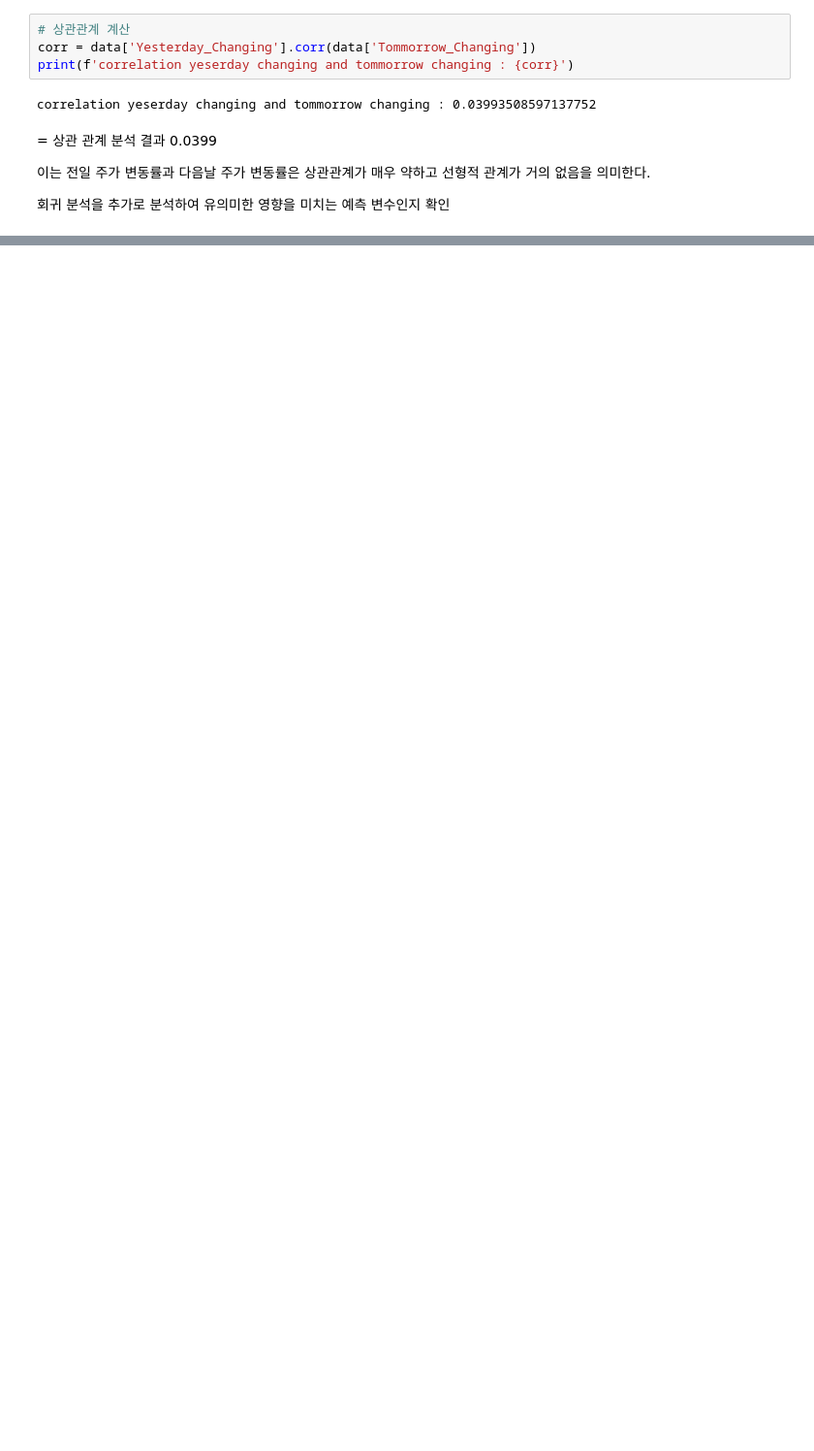
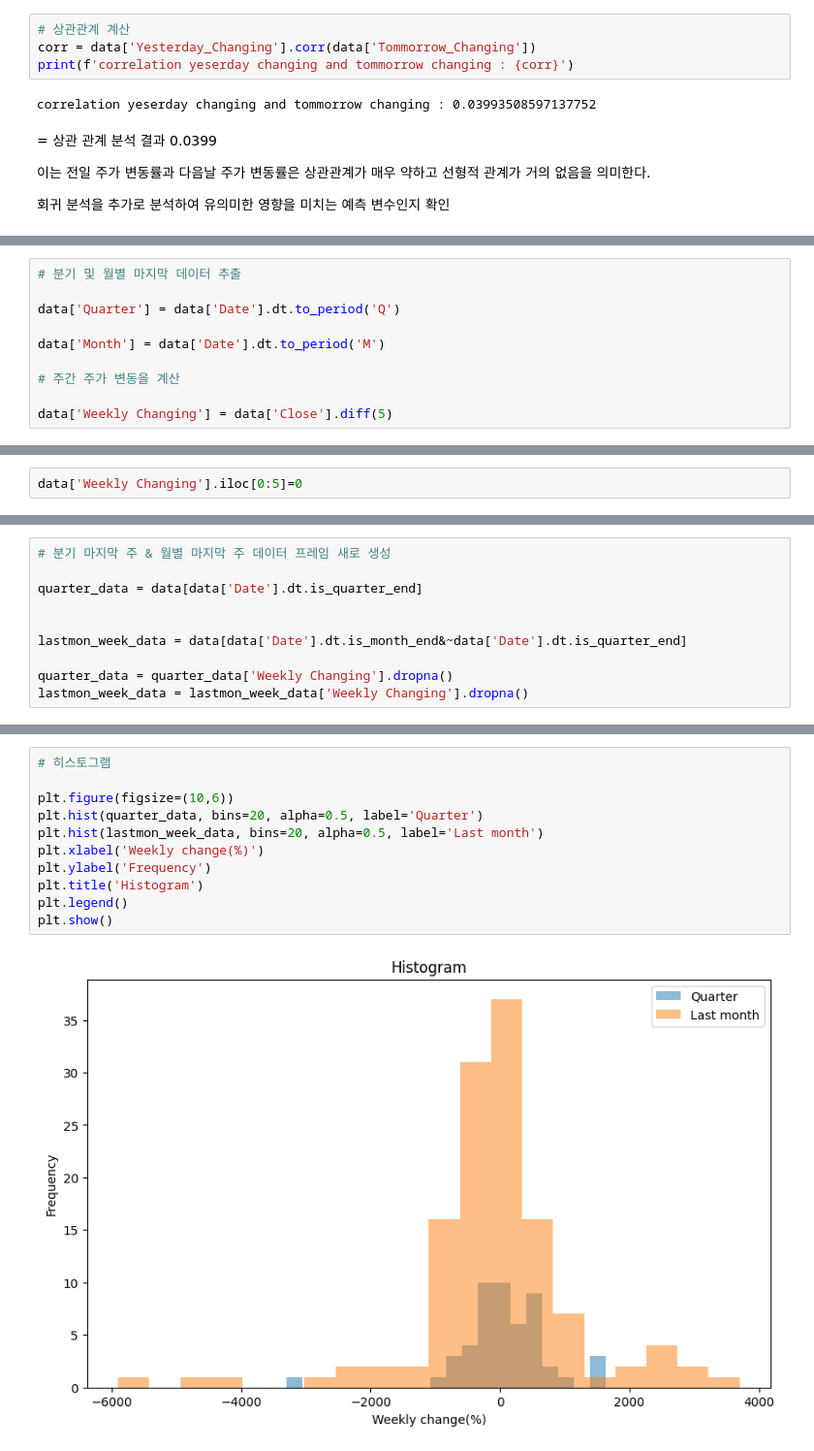
Before and after one commit to jangsihyeon/Death-Coding-Club-Repository, a Jupyter notebook: SIHYEONJANG/Samsung_DA.ipynb, the cells around one changed output, grey strips where cells are left out. Shown at 97% size. Saved outputs shown, nothing was run; the diff lists cells and outputs as text; blank space fills up the shorter version.

```diff
--- a/SIHYEONJANG/Samsung_DA.ipynb
+++ b/SIHYEONJANG/Samsung_DA.ipynb
@@ -373,0 +378,10 @@ r2 스코어는 약 0.0044로 매우 낮은 값으로 회귀 모델이 데이터
+# %%
+# 분기 및 월별 마지막 데이터 추출
+
+data['Quarter'] = data['Date'].dt.to_period('Q')
+
+data['Month'] = data['Date'].dt.to_period('M')
+
+# 주간 주가 변동을 계산
+
+data['Weekly Changing'] = data['Close'].diff(5)
@@ -373,0 +400,2 @@ r2 스코어는 약 0.0044로 매우 낮은 값으로 회귀 모델이 데이터
+# %%
+data['Weekly Changing'].iloc[0:5]=0
@@ -373,0 +412,10 @@ r2 스코어는 약 0.0044로 매우 낮은 값으로 회귀 모델이 데이터
+# %%
+# 분기 마지막 주 & 월별 마지막 주 데이터 프레임 새로 생성
+
+quarter_data = data[data['Date'].dt.is_quarter_end]
+
+
+lastmon_week_data = data[data['Date'].dt.is_month_end&~data['Date'].dt.is_quarter_end]
+
+quarter_data = quarter_data['Weekly Changing'].dropna()
+lastmon_week_data = lastmon_week_data['Weekly Changing'].dropna()
@@ -373,0 +441,13 @@ r2 스코어는 약 0.0044로 매우 낮은 값으로 회귀 모델이 데이터
+# %%
+# 히스토그램
+
+plt.figure(figsize=(10,6))
+plt.hist(quarter_data, bins=20, alpha=0.5, label='Quarter')
+plt.hist(lastmon_week_data, bins=20, alpha=0.5, label='Last month')
+plt.xlabel('Weekly change(%)')
+plt.ylabel('Frequency')
+plt.title('Histogram')
+plt.legend()
+plt.show()
+# %% [output]
+[figure, added]
```
Also changed, not shown: parts of 28 cells of this notebook.
